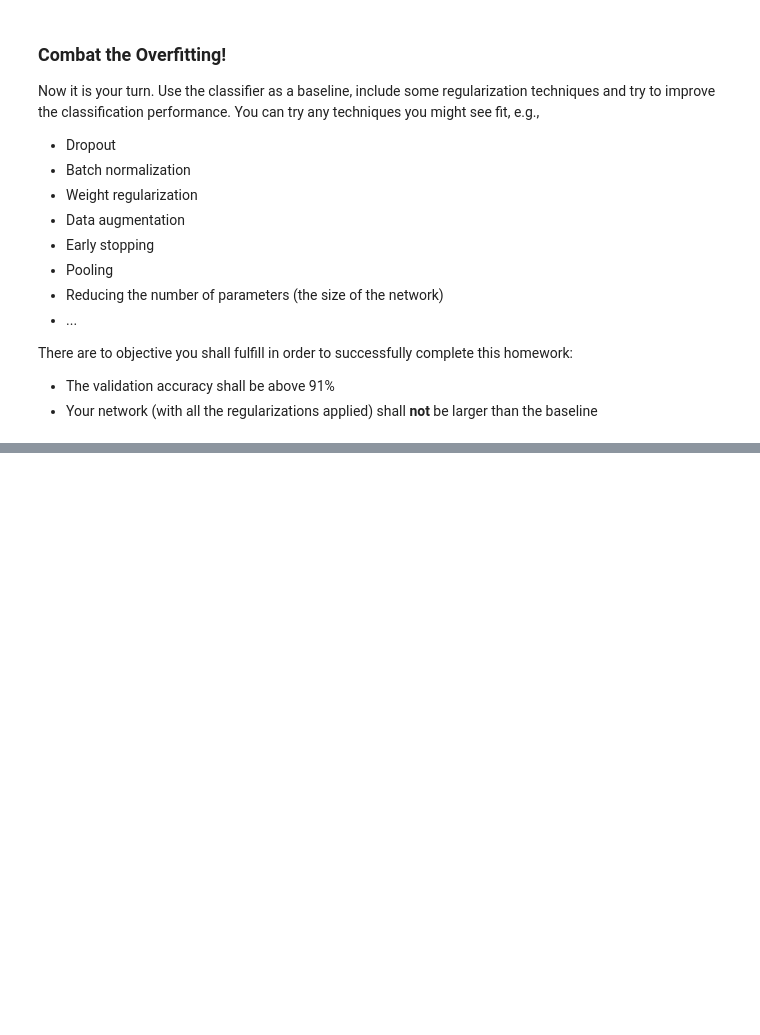
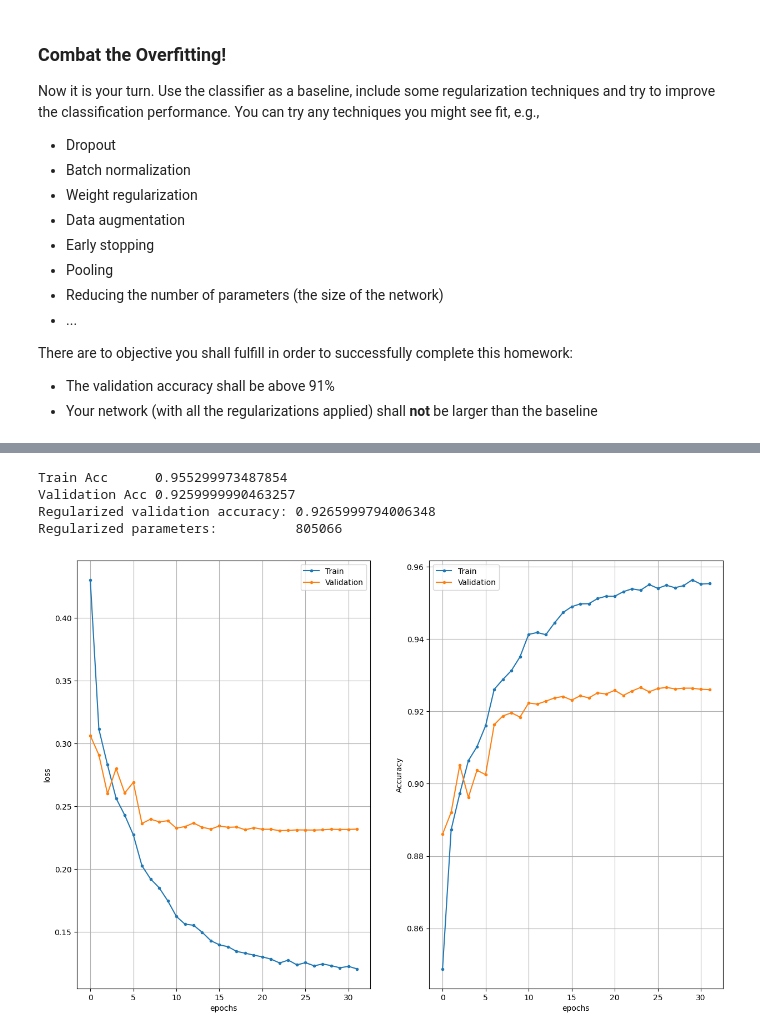
Before and after one commit to tatahonon/cvNotebooks, a Jupyter notebook: Homework82.ipynb, the cells around one changed output, grey strips where cells are left out. Saved outputs shown, nothing was run; the diff lists cells and outputs as text; code cells hidden in the pictures; blank space fills up the shorter version.

```diff
--- a/Homework82.ipynb
+++ b/Homework82.ipynb
@@ -141,0 +227,36 @@ model.summary()
+# %%
+# Train the network
+# Train the network
+
+callbacks = [
+    tf.keras.callbacks.EarlyStopping(
+        monitor='val_accuracy',
+        patience=8,
+        restore_best_weights=True,
+    ),
+    tf.keras.callbacks.ReduceLROnPlateau(
+        monitor='val_loss',
+        factor=0.5,
+        patience=3,
+        min_lr=1e-5,
+    ),
+]
+
+model.compile(
+    loss='sparse_categorical_crossentropy',
+    optimizer=tf.keras.optimizers.Adam(learning_rate=1e-3),
+    metrics=['accuracy'],
+)
+
+start = time()
+
+regularized_history = model.fit(
+    x_train,
+    y_train,
+    batch_size=batch_size,
+    epochs=epochs,
+    validation_data=(x_test, y_test),
+    callbacks=callbacks,
+)
+
+print('Training time:', round(time() - start, 2), 'seconds')
@@ -141,0 +281,15 @@ model.summary()
+# %%
+# Show the results
+
+plot_history(regularized_history)
+
+regularized_eval = model.evaluate(x_test, y_test, verbose=0)
+
+print('Regularized validation accuracy:', regularized_eval[1])
+print('Regularized parameters:         ', regularized_params)
+# %% [output]
+Train Acc      0.955299973487854
+Validation Acc 0.9259999990463257
+Regularized validation accuracy: 0.9265999794006348
+Regularized parameters:          805066
+[figure, added]
```
Also changed, not shown: parts of 11 cells of this notebook.
